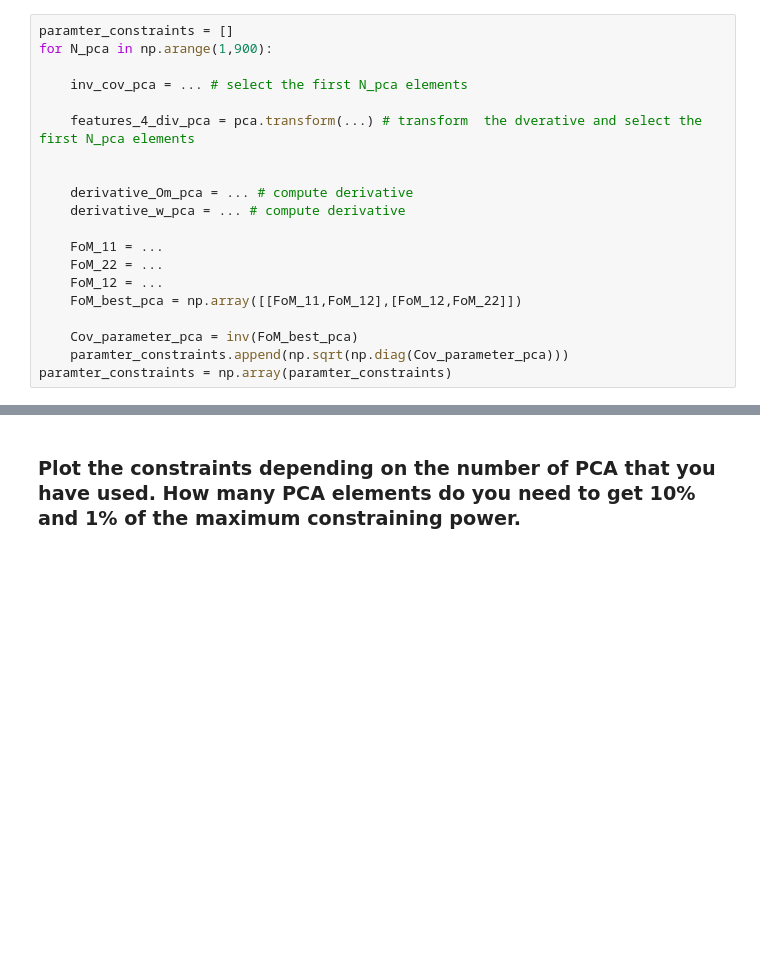
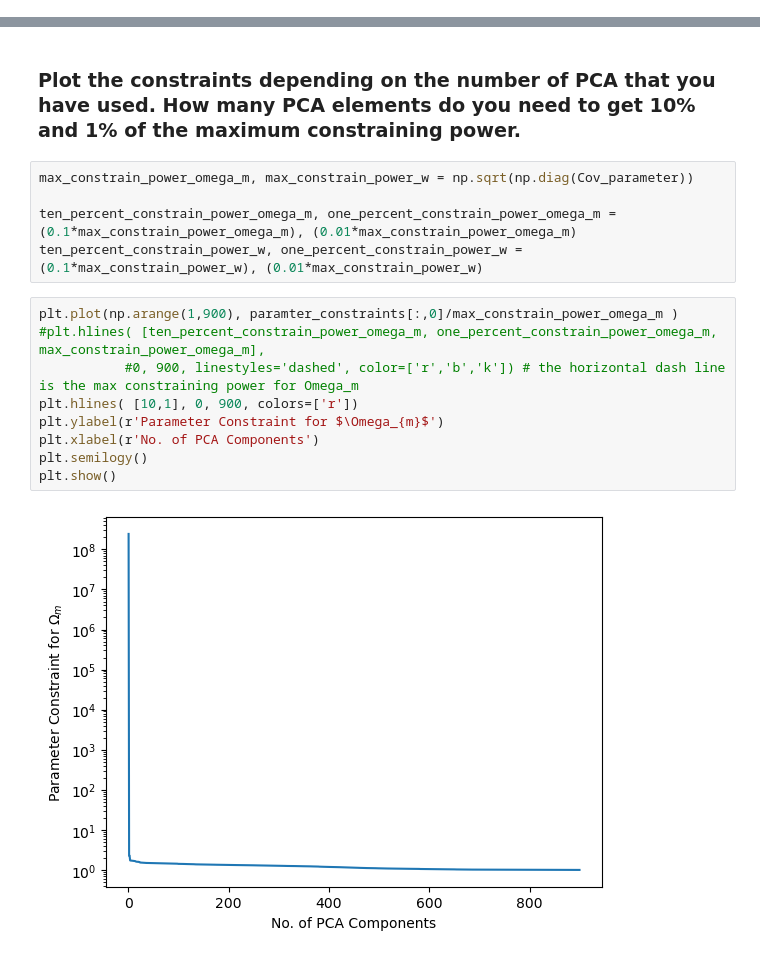
Before and after one commit to TheShak5/UWAstroStats, a Jupyter notebook: projects/2ptstat-analysis/assignments/assignment2_DarshakPatel.ipynb, the cells around one changed output, grey strips where cells are left out. Saved outputs shown, nothing was run; the diff lists cells and outputs as text; blank space fills up the shorter version.

```diff
--- a/projects/2ptstat-analysis/assignments/assignment2_DarshakPatel.ipynb
+++ b/projects/2ptstat-analysis/assignments/assignment2_DarshakPatel.ipynb
@@ -226,22 +269,2 @@ plt.show()
 # %% [markdown]
 #### Increase successively the number of PCA elements from which you compute the Fisher matrix. Convince yourself that if you take all possible PCA elements you converge to same contraining power as for original Fisher analysis. How many PCA elements do you need to have 10% and 1% of the constraining power as the original Fisher analysis?
-# %%
-paramter_constraints = []
-for N_pca in np.arange(1,900):
-
-    inv_cov_pca = ... # select the first N_pca elements
-
-    features_4_div_pca = pca.transform(...) # transform  the dverative and select the first N_pca elements
-
-
-    derivative_Om_pca = ... # compute derivative
-    derivative_w_pca = ... # compute derivative
-
-    FoM_11 = ...
-    FoM_22 = ...
-    FoM_12 = ...
-    FoM_best_pca = np.array([[FoM_11,FoM_12],[FoM_12,FoM_22]])
-
-    Cov_parameter_pca = inv(FoM_best_pca)
-    paramter_constraints.append(np.sqrt(np.diag(Cov_parameter_pca)))
-paramter_constraints = np.array(paramter_constraints)
@@ -248,2 +324,18 @@ paramter_constraints = np.array(paramter_constraints)
 # %% [markdown]
 ### Plot the constraints depending on the number of PCA that you have used. How many PCA elements do you need to get 10% and 1% of the maximum constraining power.
+# %%
+max_constrain_power_omega_m, max_constrain_power_w = np.sqrt(np.diag(Cov_parameter))
+
+ten_percent_constrain_power_omega_m, one_percent_constrain_power_omega_m = (0.1*max_constrain_power_omega_m), (0.01*max_constrain_power_omega_m)
+ten_percent_constrain_power_w, one_percent_constrain_power_w = (0.1*max_constrain_power_w), (0.01*max_constrain_power_w)
+# %%
+plt.plot(np.arange(1,900), paramter_constraints[:,0]/max_constrain_power_omega_m )
+#plt.hlines( [ten_percent_constrain_power_omega_m, one_percent_constrain_power_omega_m, max_constrain_power_omega_m],
+           #0, 900, linestyles='dashed', color=['r','b','k']) # the horizontal dash line is the max constraining power for Omega_m
+plt.hlines( [10,1], 0, 900, colors=['r'])
+plt.ylabel(r'Parameter Constraint for $\Omega_{m}$')
+plt.xlabel(r'No. of PCA Components')
+plt.semilogy()
+plt.show()
+# %% [output]
+[figure, added]
```
Also changed, not shown: parts of 15 cells of this notebook, 2 other files.
